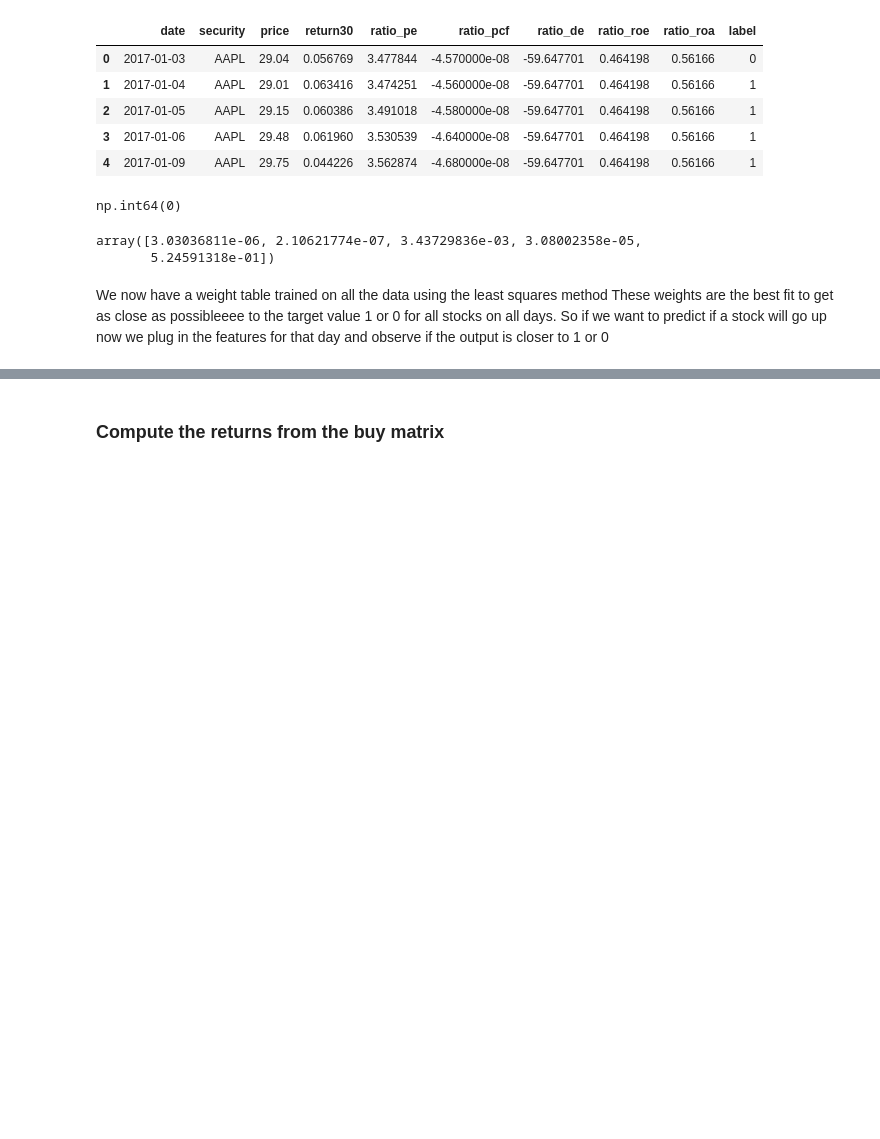
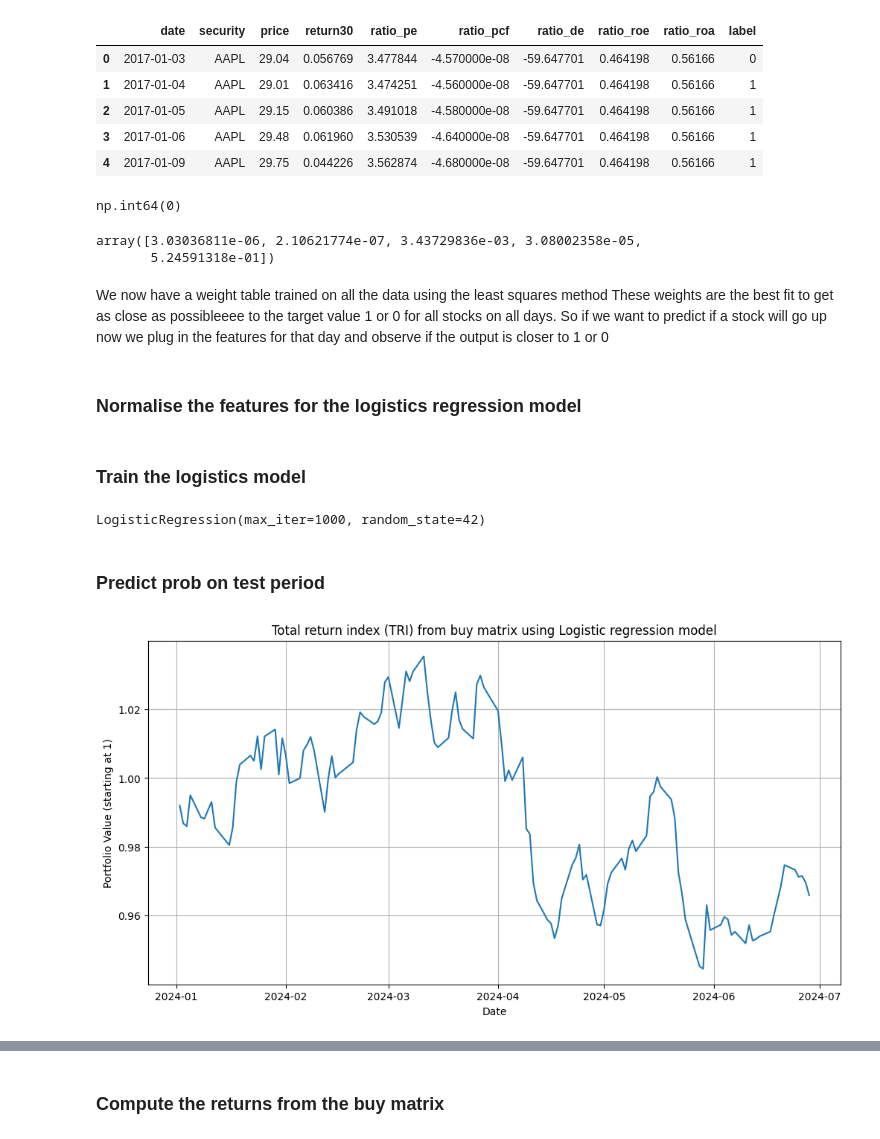
Before and after one commit to Jordy-Ward/finData, a Jupyter notebook: 2024Challenge.ipynb, the cells around one changed output, grey strips where cells are left out. Drawn from its saved outputs; the diff is of its cells as text; code cells hidden in the pictures; blank space fills up the shorter version.

Commit message:
Added a logistics regression  model to predict testing stocks to buy. Performed actually worse it seems to the least squares model. Also added README

```diff
--- a/2024Challenge.ipynb
+++ b/2024Challenge.ipynb
@@ -127,2 +135,62 @@ These weights are the best fit to get as close as possibleeee to the target valu
+# %% [markdown]
+### Normalise the features for the logistics regression model
+# %%
+#if the features are on widly different scales the LRM can perform badly
+#we will use standard scalar to standardise
+
+#extract raw features and labels
+X_train2 = train[available_features].copy()
+y_train2 = train['label']
+X_test2 = test[available_features].copy()
+
+#scale. Fit on train, transform on both
+scalar = StandardScaler()
+X_train2_scaled = scalar.fit_transform(X_train2) #calc the mean and deviation on the train data
+X_test_scaled = scalar.transform(X_test2) #apply the transform to both
+#now both sets have a mean of 0 and Std of 1 making the training model more fair
+# %% [markdown]
+### Train the logistics model
+# %%
+log_model = LogisticRegression(random_state=42, max_iter=1000)
+log_model.fit(X_train2_scaled, y_train2)
+#now the optimal weights are calculated to give 1 or 0 for all stocks on every day again
+# %% [output]
+LogisticRegression(max_iter=1000, random_state=42)
+# %% [markdown]
+### Predict prob on test period
+# %%
+test_logistic['pred'] = log_model.predict_proba(X_test_scaled)[:, 1]
+test_logistic['rank'] = test_logistic.groupby('date')['pred'].rank(method='first', ascending=False)
+test_logistic['buy'] = (test_logistic['rank'] <= 10).astype(int)
+buy_matrix_log = test_logistic.pivot(index='date', columns='security', values='buy').fillna(0).astype(int)
+
+#read in the returns csv
+returns = pd.read_csv('data/returns.csv', parse_dates=['date'])
+
+#melt the buy matrix back to long format
+buy_signals_log = buy_matrix_log.reset_index().melt(id_vars='date', var_name='security', value_name='buy')
+
+#keep the rows where buy = 1
+buy_signals_log = buy_signals_log[buy_signals_log['buy'] == 1]
+
+#convert date column to datetime for correct merge
+buy_signals_log['date'] = pd.to_datetime(buy_signals_log['date'])
+
+#merge with actual returns
+buy_returns_log = buy_signals_log.merge(returns, on=['date', 'security'])
+
+#daily average returns
+daily_return_log = buy_returns_log.groupby('date')['return1'].mean()
+
+tri_log = (1 + daily_return_log).cumprod()
+plt.figure(figsize=(12, 6))
+plt.plot(tri_log)
+plt.title("Total return index (TRI) from buy matrix using Logistic regression model")
+plt.xlabel("Date")
+plt.ylabel("Portfolio Value (starting at 1)")
+plt.grid()
+plt.show()
+# %% [output]
+[figure, added]
 # %%
 #create a new column that dots all features for all stocks with the weights on test set
```
Also changed, not shown: parts of 9 cells of this notebook, 1 other file.
